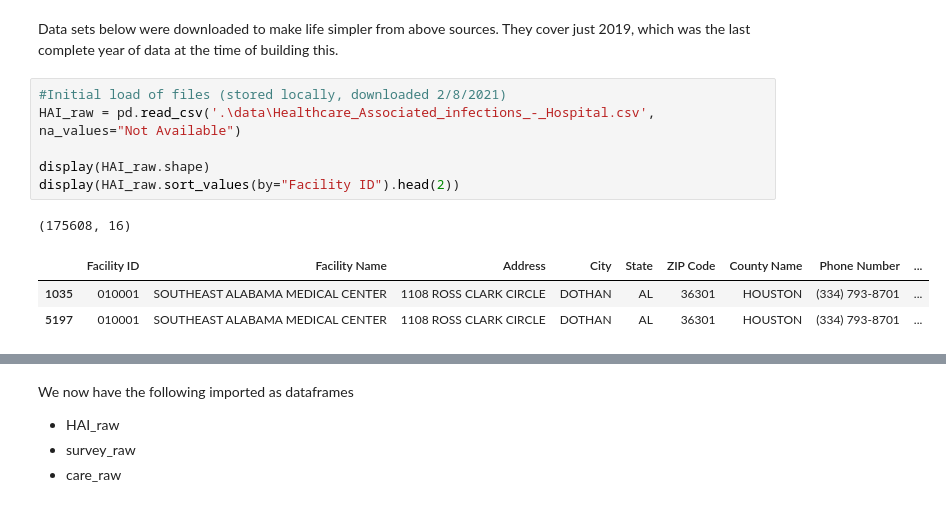
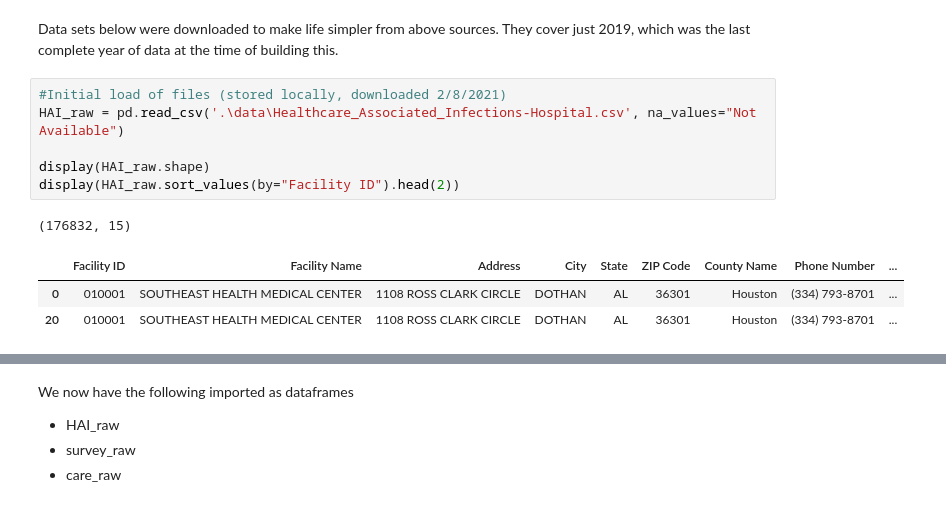
Before and after one commit to rejexx/Predicting_infection, a Jupyter notebook: 01_DataWrangling.ipynb, the cells around one changed output, grey strips where cells are left out. Cells and saved outputs as stored; diff of their text form.

```diff
--- a/01_DataWrangling.ipynb
+++ b/01_DataWrangling.ipynb
@@ -44,13 +44,13 @@ Data sets below were downloaded to make life simpler from above sources.
 They cover just 2019, which was the last complete year of data at the time of building this.
 # %%
 #Initial load of files (stored locally, downloaded 2/8/2021)
-HAI_raw = pd.read_csv('.\data\Healthcare_Associated_infections_-_Hospital.csv', na_values="Not Available")
+HAI_raw = pd.read_csv('.\data\Healthcare_Associated_Infections-Hospital.csv', na_values="Not Available")
 
 display(HAI_raw.shape)
 display(HAI_raw.sort_values(by="Facility ID").head(2))
 # %% [output]
-(175608, 16)
+(176832, 15)
 |  | Facility ID | Facility Name | Address | City | State | ZIP Code | County Name | Phone Number | ... |
-| 1035 | 010001 | SOUTHEAST ALABAMA MEDICAL CENTER | 1108 ROSS CLARK CIRCLE | DOTHAN | AL | 36301 | HOUSTON | (334) 793-8701 | ... |
-| 5197 | 010001 | SOUTHEAST ALABAMA MEDICAL CENTER | 1108 ROSS CLARK CIRCLE | DOTHAN | AL | 36301 | HOUSTON | (334) 793-8701 | ... |
+| 0 | 010001 | SOUTHEAST HEALTH MEDICAL CENTER | 1108 ROSS CLARK CIRCLE | DOTHAN | AL | 36301 | Houston | (334) 793-8701 | ... |
+| 20 | 010001 | SOUTHEAST HEALTH MEDICAL CENTER | 1108 ROSS CLARK CIRCLE | DOTHAN | AL | 36301 | Houston | (334) 793-8701 | ... |
 # %%
```
Also changed, not shown: parts of 2 cells of this notebook.
